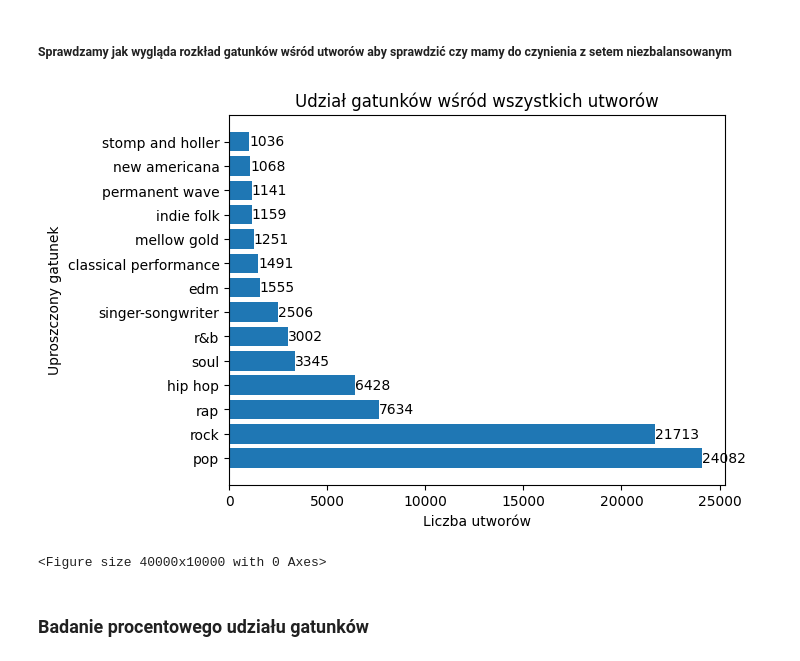
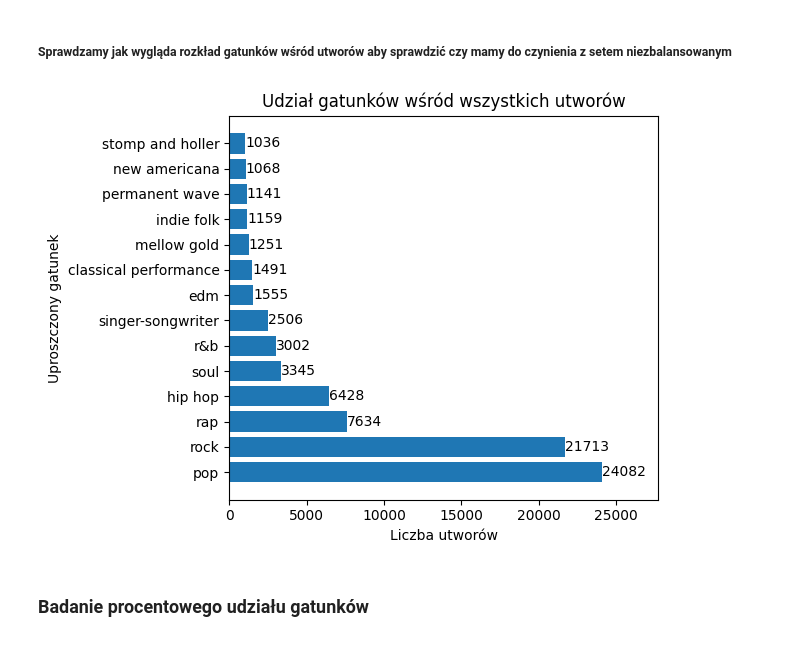
Before and after one commit to XxRoloxX/Spotler, a Jupyter notebook: exploratory_data_analysis.ipynb, the cells around one changed output. Cells and saved outputs as stored; diff of their text form; code cells hidden in the pictures.

```diff
--- a/exploratory_data_analysis.ipynb
+++ b/exploratory_data_analysis.ipynb
@@ -145,22 +145,24 @@ df = pd.read_csv(csv_simple_genre_name, sep="[\t]")
 <h5>Sprawdzamy jak wygląda rozkład gatunków wśród utworów aby sprawdzić czy mamy do czynienia z setem niezbalansowanym</h5>
 # %%
 def draw_chart_of_genre_count(df,title):
+    """
+    Draw chart of simplified genre count, with df provided in arguments. Title of the chart should be passed in title argument
+    """
     simplified_genre_count = (df["simplyfied_name"].value_counts())
     fig, ax = plt.subplots()
 
     bars = ax.barh(simplified_genre_count.index, simplified_genre_count.values)
     ax.bar_label(bars)
     ax.set_xlabel("Liczba utworów")
     ax.set_ylabel("Uproszczony gatunek")
     ax.set_title(title)
-    plt.figure(figsize=(400,100))
+    ax.set_xlim(0, max(simplified_genre_count.values)*1.15)
 
     plt.tight_layout()
     plt.show()
 draw_chart_of_genre_count(df, "Udział gatunków wśród wszystkich utworów")
 # %% [output]
-[figure, old version]
+[figure, new version]
-<Figure size 40000x10000 with 0 Axes>
 # %% [markdown]
 <h3>Badanie procentowego udziału gatunków</h3>
 # %% [markdown]
```
Also changed, not shown: parts of 90 cells of this notebook.
